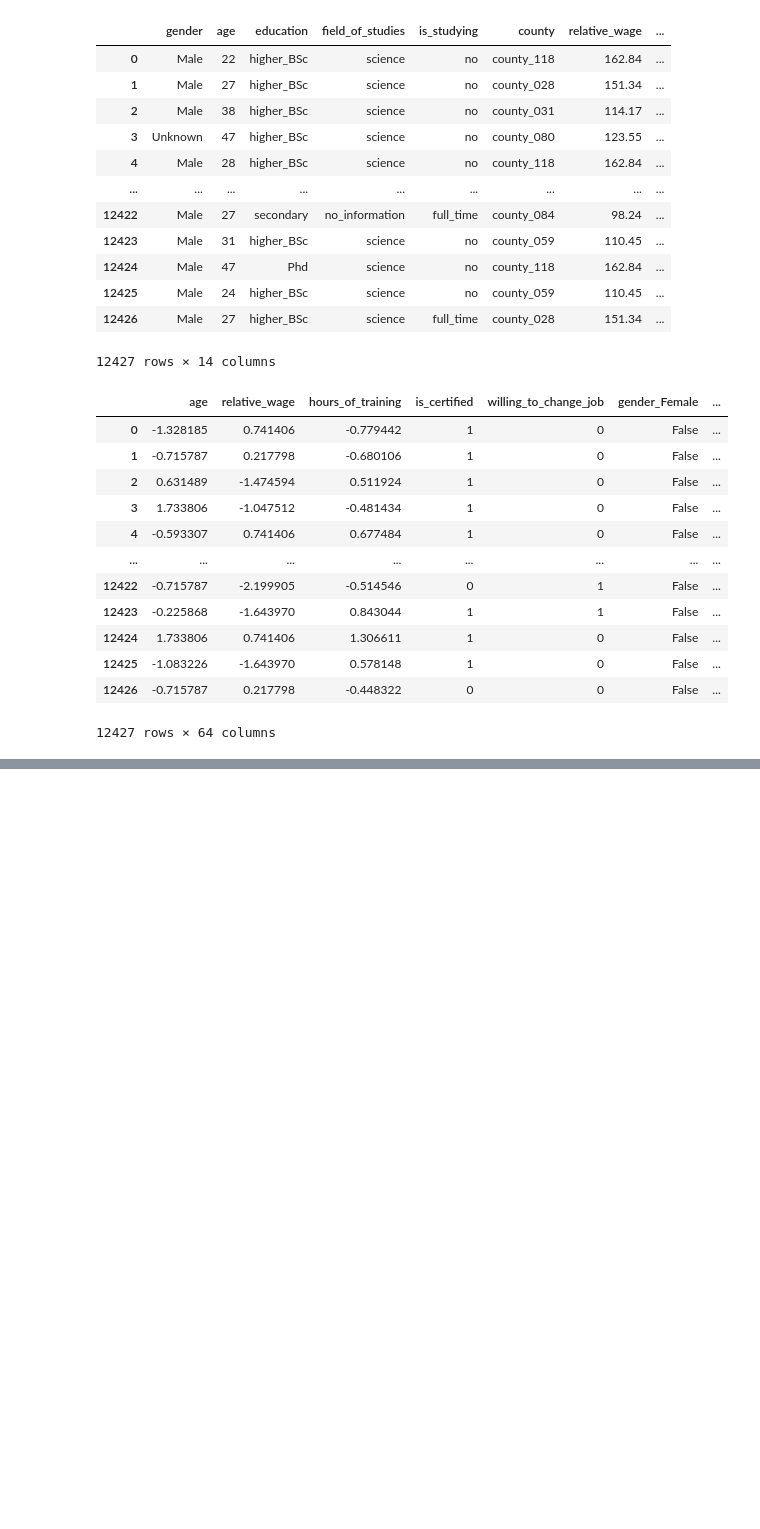
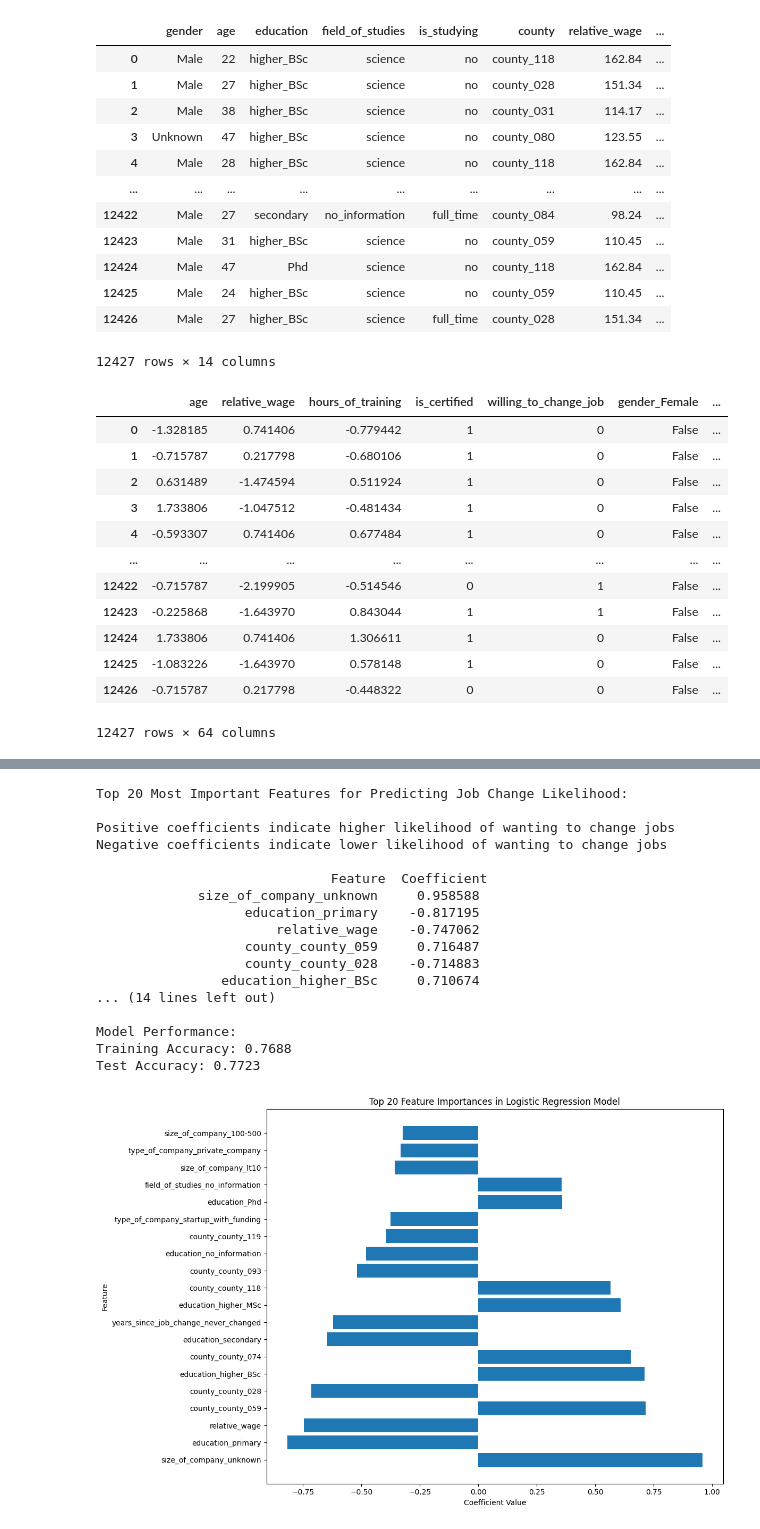
Before and after one commit to zegri1/ML_course, a Jupyter notebook: toma_project/classif.ipynb, the cells around one changed output, grey strips where cells are left out. Cells and saved outputs as stored; diff of their text form; code cells hidden in the pictures; blank space fills up the shorter version.

```diff
--- a/toma_project/classif.ipynb
+++ b/toma_project/classif.ipynb
@@ -680,0 +682,76 @@ comparison_df
+# %%
+import pandas as pd
+import numpy as np
+from sklearn.linear_model import LogisticRegression
+from sklearn.preprocessing import StandardScaler
+
+# Train the final model
+final_model = LogisticRegression(
+    max_iter=1000,
+    C=1.0,
+    class_weight='balanced',
+    random_state=42
+)
+
+# Fit the model
+final_model.fit(X_train, y_train)
+
+# Get feature names
+feature_names = X_train.columns.tolist()
+
+# Create a dataframe with feature importances
+feature_importance = pd.DataFrame({
+    'Feature': feature_names,
+    'Coefficient': final_model.coef_[0],
+    'Abs_Coefficient': np.abs(final_model.coef_[0])
+})
+
+# Sort by absolute coefficient value
+feature_importance = feature_importance.sort_values('Abs_Coefficient', ascending=False)
+
+# Keep top 20 most important features
+top_20_features = feature_importance.head(20)
+
+# Print results
+print("Top 20 Most Important Features for Predicting Job Change Likelihood:")
+print("\nPositive coefficients indicate higher likelihood of wanting to change jobs")
+print("Negative coefficients indicate lower likelihood of wanting to change jobs")
+print("\n", top_20_features[['Feature', 'Coefficient']].to_string(index=False))
+
+# Calculate and print model performance metrics
+train_accuracy = final_model.score(X_train, y_train)
+test_accuracy = final_model.score(X_test, y_test)
+
+print("\nModel Performance:")
+print(f"Training Accuracy: {train_accuracy:.4f}")
+print(f"Test Accuracy: {test_accuracy:.4f}")
+
+# Create a visualization of feature importances
+import matplotlib.pyplot as plt
+
+plt.figure(figsize=(12, 8))
+plt.barh(top_20_features['Feature'], top_20_features['Coefficient'])
+plt.title('Top 20 Feature Importances in Logistic Regression Model')
+plt.xlabel('Coefficient Value')
+plt.ylabel('Feature')
+plt.tight_layout()
+plt.show()
+# %% [output]
+Top 20 Most Important Features for Predicting Job Change Likelihood:
+
+Positive coefficients indicate higher likelihood of wanting to change jobs
+Negative coefficients indicate lower likelihood of wanting to change jobs
+
+                              Feature  Coefficient
+             size_of_company_unknown     0.958588
+                   education_primary    -0.817195
+                       relative_wage    -0.747062
+                   county_county_059     0.716487
+                   county_county_028    -0.714883
+                education_higher_BSc     0.710674
+... (14 lines left out)
+
+Model Performance:
+Training Accuracy: 0.7688
+Test Accuracy: 0.7723
+[figure, added]
```
Also changed, not shown: parts of 3 cells of this notebook.
